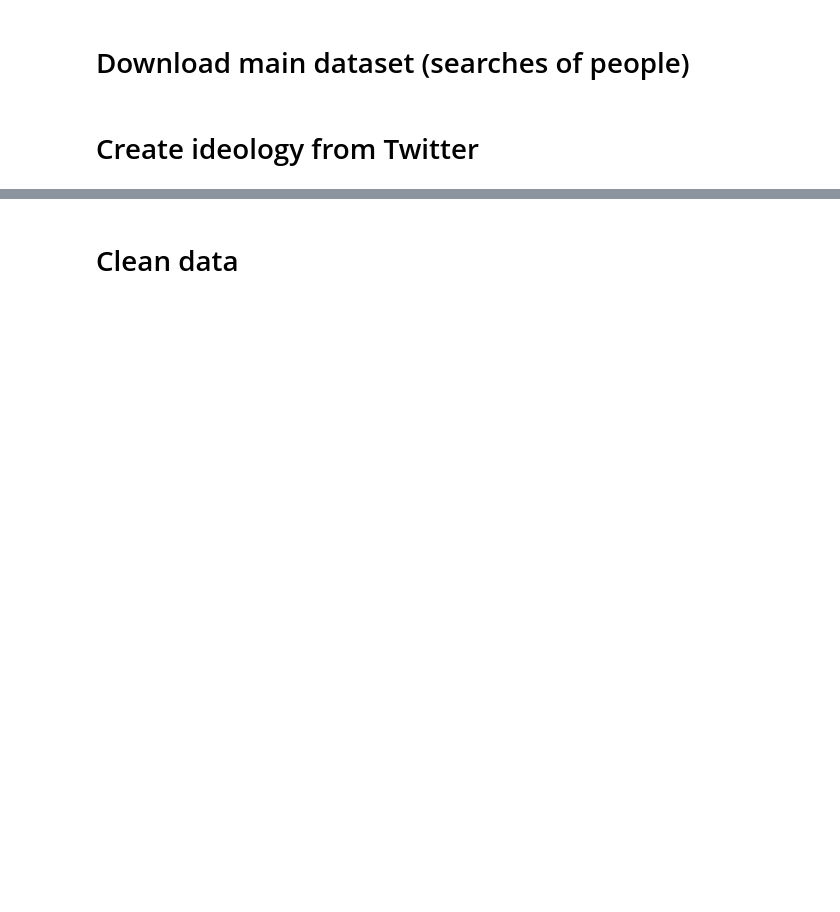
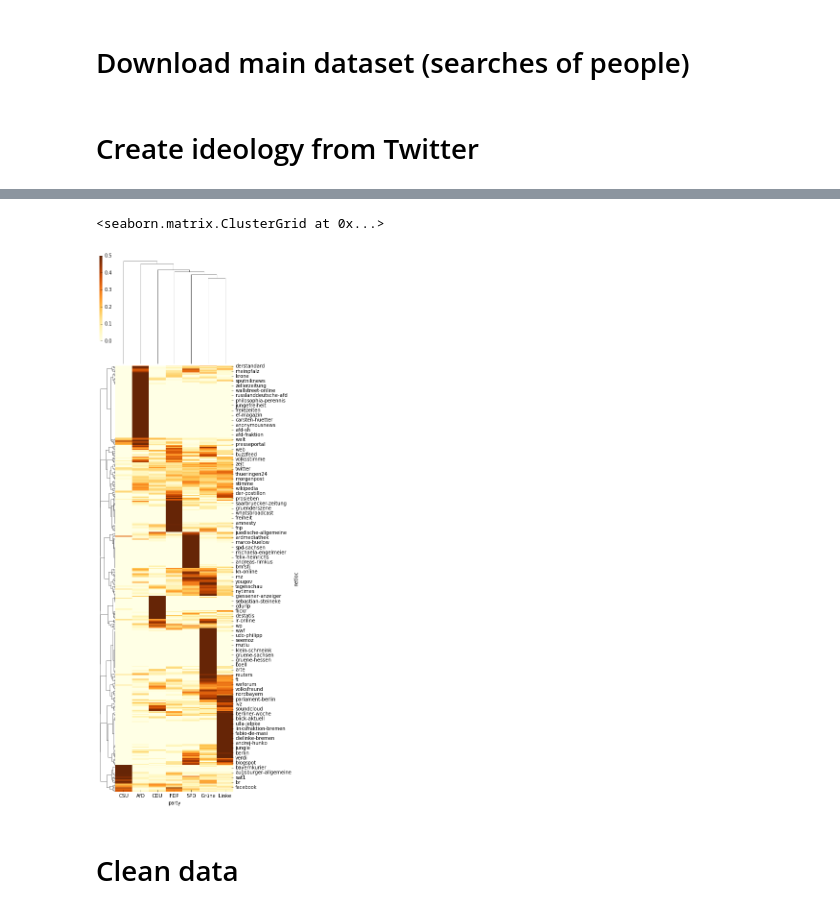
Before and after one commit to palmerabollo/luca-challenge, a Jupyter notebook: code/format_data.ipynb, the cells around one changed output, grey strips where cells are left out. Cells and saved outputs as stored; diff of their text form; code cells hidden in the pictures; blank space fills up the shorter version.

Commit message:
cleaned and working, no comments

```diff
--- a/code/format_data.ipynb
+++ b/code/format_data.ipynb
@@ -194,6 +196,7 @@ with open("./data_social_media/tweets.json") as f, open("./data_social_media/twi
 # %%
-df = pd.read_csv("./data_social_media/twitter_media.tsv",sep="\t",header=None,names=["id","party","tw","link"]).dropna()
-from urllib.parse import urlparse
+
+df = pd.read_csv("./data_clean/twitter_media.tsv",sep="\t",header=None,names=["id","party","tw","link"]).dropna()
+
 df = df.loc[df["party"]!="Pegida"]
 df["netloc"] = df["link"].apply(lambda x: urlparse(x).netloc.split(".")[-2])
 df["count_netloc"] = df.groupby(["netloc"])["id"].transform(len)
@@ -225,8 +259,11 @@ df2.sort_values(by="std2",ascending=False).tail(100).index
 # %%
 %matplotlib inline
 import pylab as plt
 
-sns.clustermap(df2.fillna(0),method="complete",metric="cosine",figsize=(5,20),cmap="YlOrBr",vmax=0.5)
+sns.clustermap(df2[['AfD', 'CDU', 'CSU', 'FDP', 'Grüne', 'Linke', 'SPD']].fillna(0),method="complete",metric="cosine",figsize=(5,20),cmap="YlOrBr",vmax=0.5)
+# %% [output]
+<seaborn.matrix.ClusterGrid at 0x...>
+[figure, added]
 # %%
 import pickle
 netloc2freqs= df2.fillna(0).apply(lambda x: [np.array(x)],axis=1).to_dict()
```
Also changed, not shown: parts of 19 cells of this notebook, 15 other files.
